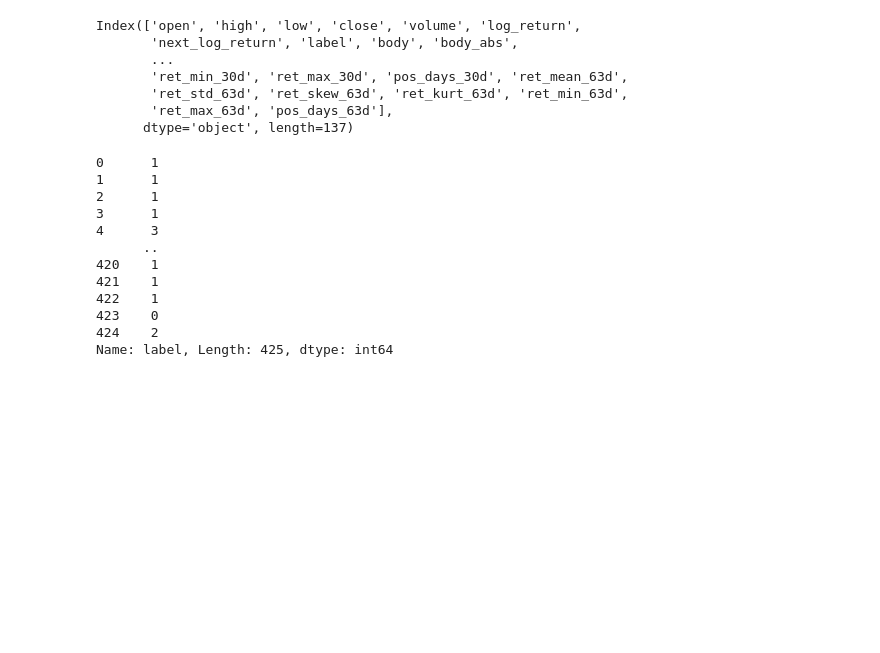
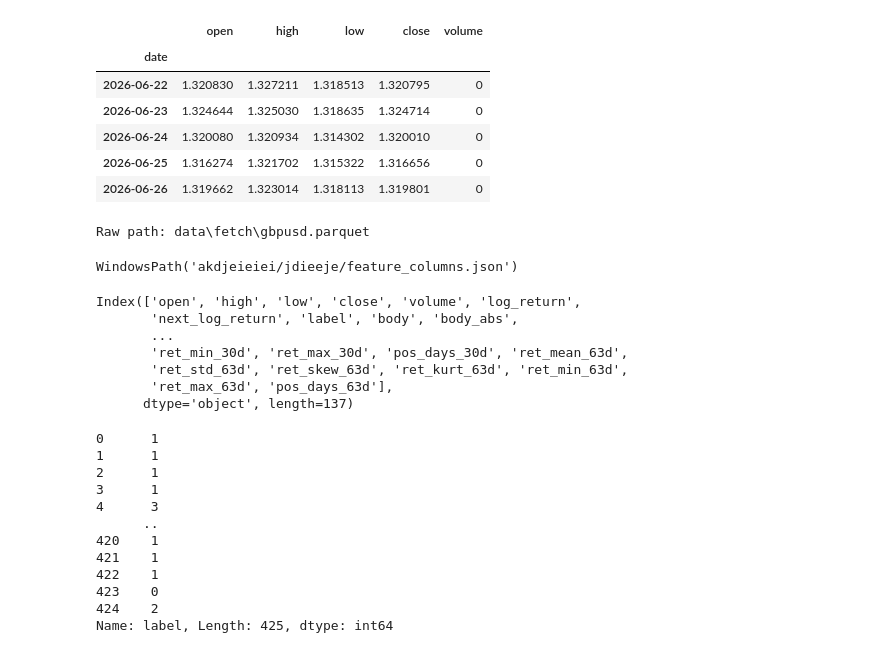
Before and after one commit to AgabaEmbedded/Price-Prediction-End-to-End, a Jupyter notebook: try.ipynb, the cells around one changed output. Drawn from its saved outputs; the diff is of its cells as text; code cells hidden in the pictures; blank space fills up the shorter version.

```diff
--- a/try.ipynb
+++ b/try.ipynb
@@ -1,8 +1,9 @@
 # %%
 import yfinance as yf
 import numpy as np
+import pandas as pd
 
-df = yf.download("GBPUSD=X", start="2000-01-01", auto_adjust=True, interval = "1d")
+df = yf.download("GBPUSD=X", start="2000-01-01", auto_adjust=True, interval = "1h")
 returns = np.log(df["Close"] / df["Close"].shift(1)).dropna()
 
 print(f"Mean abs daily return: {returns.abs().mean()}")
@@ -41,0 +73,2 @@ df.head(10)
+# %%
+df = fetch_ohlcv("GBPUSD=X", "2000-01-01", None, "1d")
@@ -42 +84,11 @@ df.head(10)
+# %%
+df.tail()
+# %% [output]
+|  | open | high | low | close | volume |
+| date |  |  |  |  |  |
+| 2026-06-22 | 1.320830 | 1.327211 | 1.318513 | 1.320795 | 0 |
+| 2026-06-23 | 1.324644 | 1.325030 | 1.318635 | 1.324714 | 0 |
+| 2026-06-24 | 1.320080 | 1.320934 | 1.314302 | 1.320010 | 0 |
+| 2026-06-25 | 1.316274 | 1.321702 | 1.315322 | 1.316656 | 0 |
+| 2026-06-26 | 1.319662 | 1.323014 | 1.318113 | 1.319801 | 0 |
 # %%
@@ -44,2 +102,11 @@ import pandas as pd
+# %%
+print(f"Raw path: {raw_path}")
+# %% [output]
+Raw path: data\fetch\gbpusd.parquet
 # %%
 df = pd.read_csv(r"C:\Users\Agaba_Embedded4\Desktop\Price prediction-end-to-end\data\features\featured_eurusd.csv")
+# %%
+a  = Path("akdjeieiei") / f"jdieeje/feature_columns.json"
+a
+# %% [output]
+WindowsPath('akdjeieiei/jdieeje/feature_columns.json')
```
Also changed, not shown: parts of 5 cells of this notebook, 11 other files.
